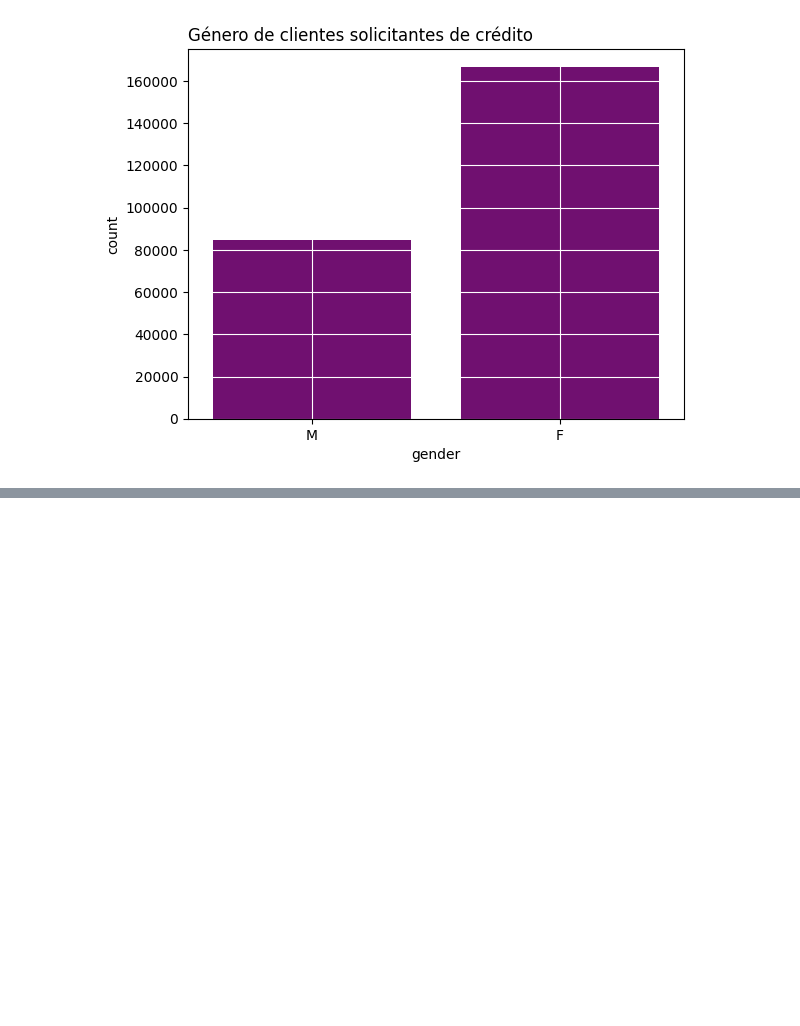
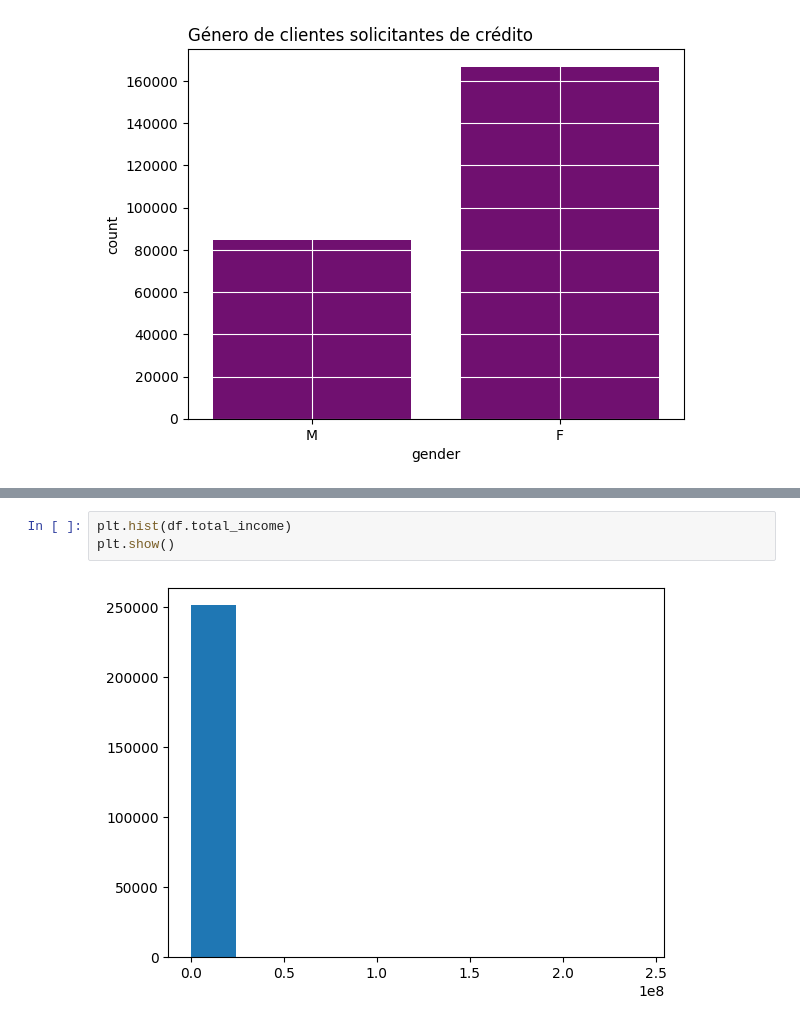
Before and after one commit to julihdez36/Decision_making, a Jupyter notebook: First project/exploring.ipynb, the cells around one changed output, grey strips where cells are left out. Drawn from its saved outputs; the diff is of its cells as text; blank space fills up the shorter version.

```diff
--- a/First project/exploring.ipynb
+++ b/First project/exploring.ipynb
@@ -123,0 +149,5 @@ cv(183298.9,496909.4)
+# %%
+plt.hist(df.total_income)
+plt.show()
+# %% [output]
+[figure, added]
```
Also changed, not shown: parts of 22 cells of this notebook, 5 other files.
